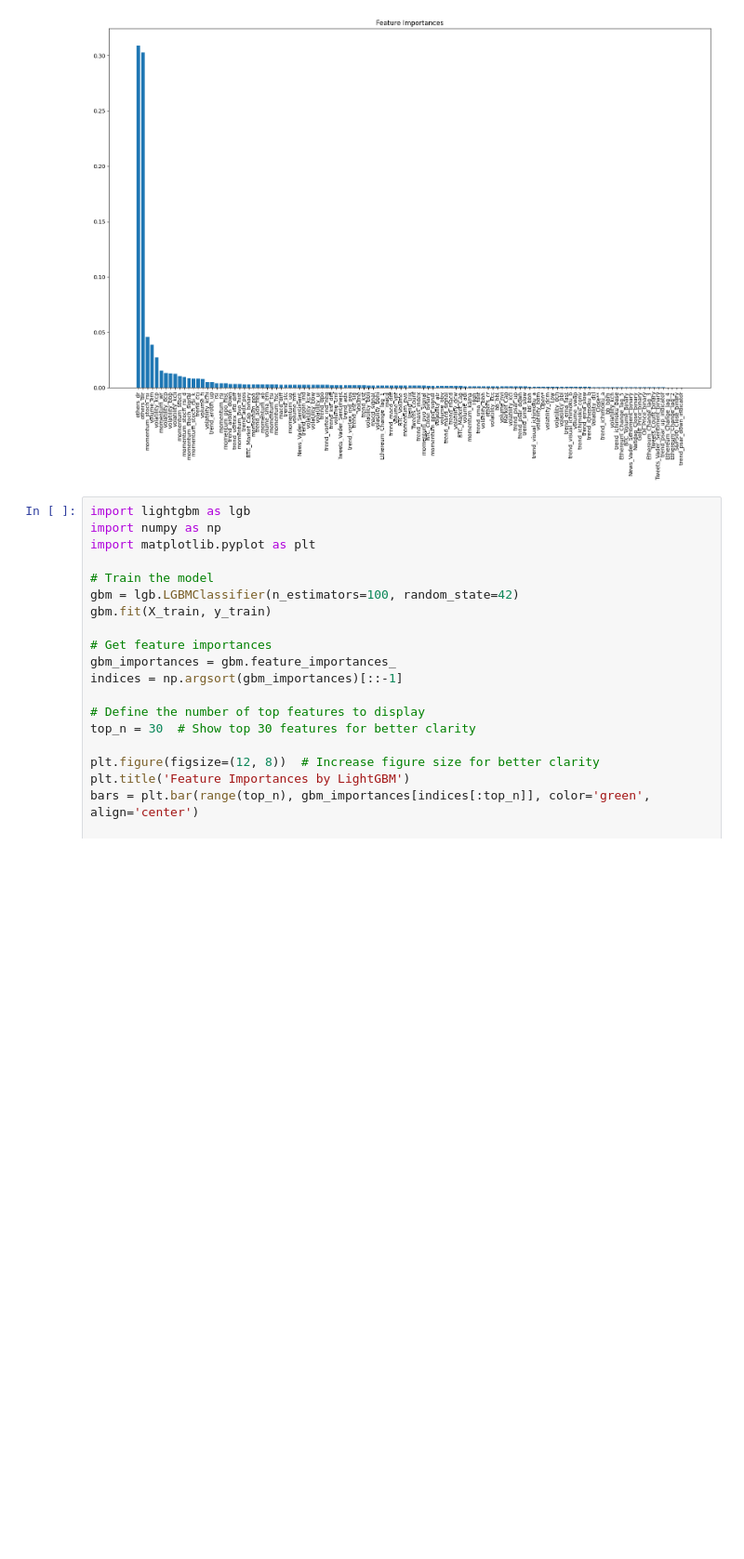
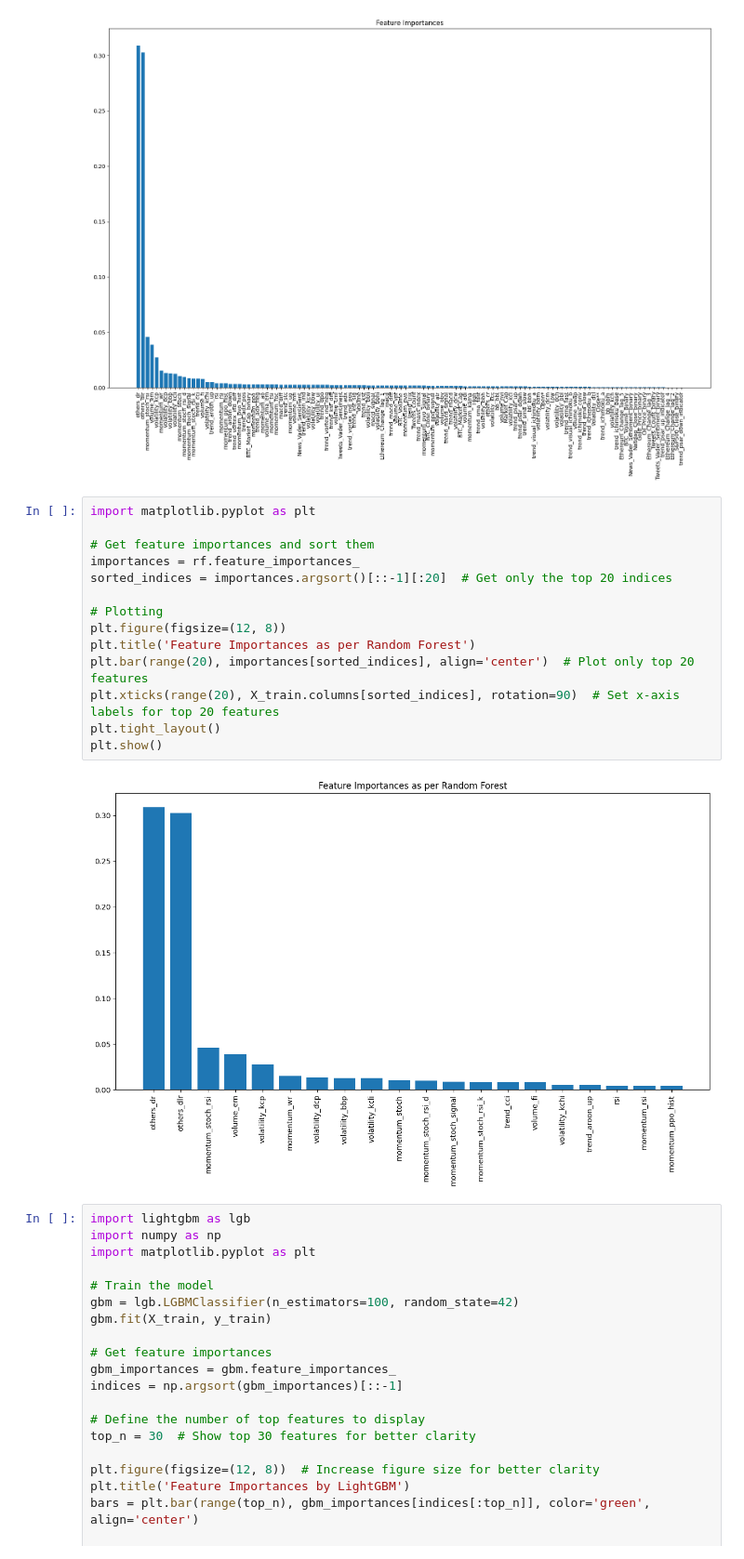
Before and after one commit to Smaran1832/Altcoin-Price-Prediction, a Jupyter notebook: New_Experiments/New_Experiment_Scripts/Feature_importance.ipynb, the cells around one changed output. Shown at 93% size. Cells and saved outputs as stored; diff of their text form; blank space fills up the shorter version.

```diff
--- a/New_Experiments/New_Experiment_Scripts/Feature_importance.ipynb
+++ b/New_Experiments/New_Experiment_Scripts/Feature_importance.ipynb
@@ -112,6 +159,22 @@ plt.tight_layout()
 plt.show()
 # %% [output]
 [figure]
+# %%
+import matplotlib.pyplot as plt
+
+# Get feature importances and sort them
+importances = rf.feature_importances_
+sorted_indices = importances.argsort()[::-1][:20]  # Get only the top 20 indices
+
+# Plotting
+plt.figure(figsize=(12, 8))
+plt.title('Feature Importances as per Random Forest')
+plt.bar(range(20), importances[sorted_indices], align='center')  # Plot only top 20 features
+plt.xticks(range(20), X_train.columns[sorted_indices], rotation=90)  # Set x-axis labels for top 20 features
+plt.tight_layout()
+plt.show()
+# %% [output]
+[figure, added]
 # %%
 import lightgbm as lgb
 import numpy as np
```
Also changed, not shown: parts of 4 cells of this notebook.
